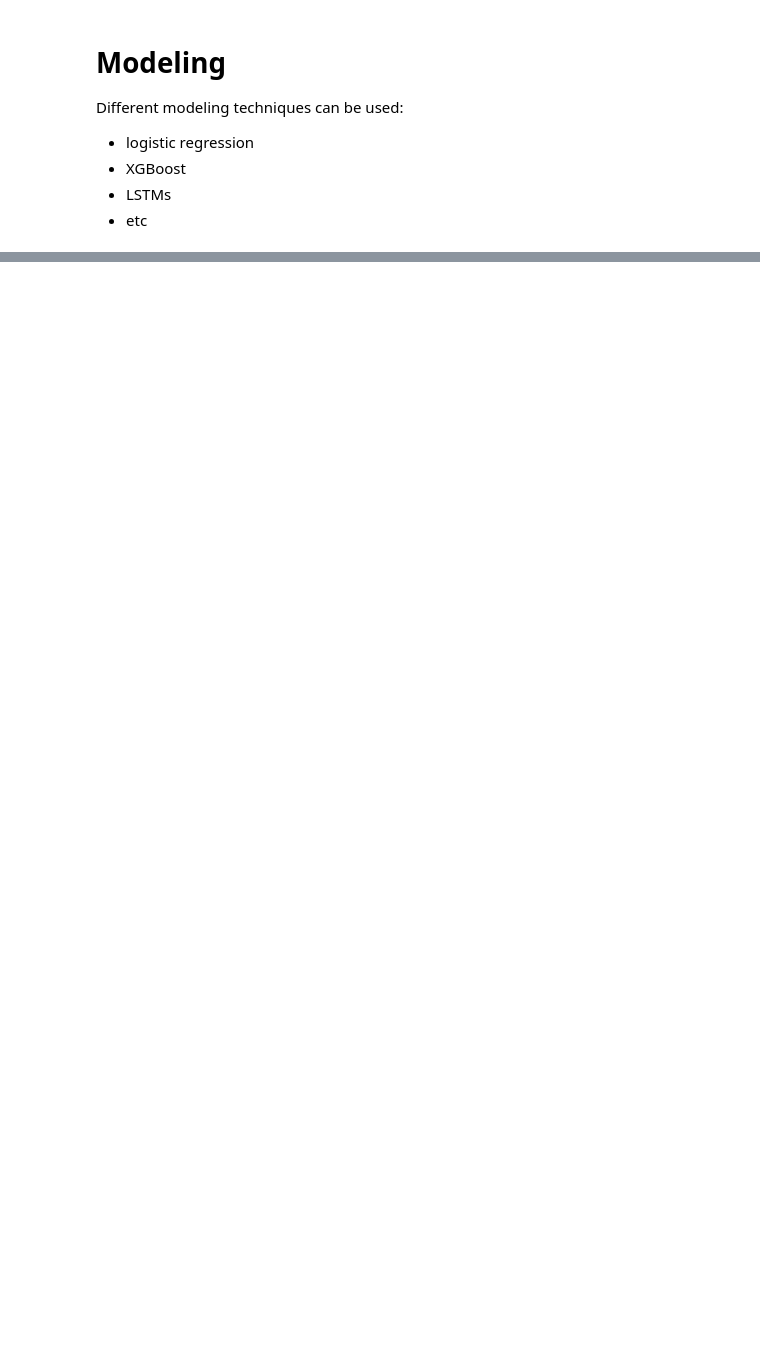
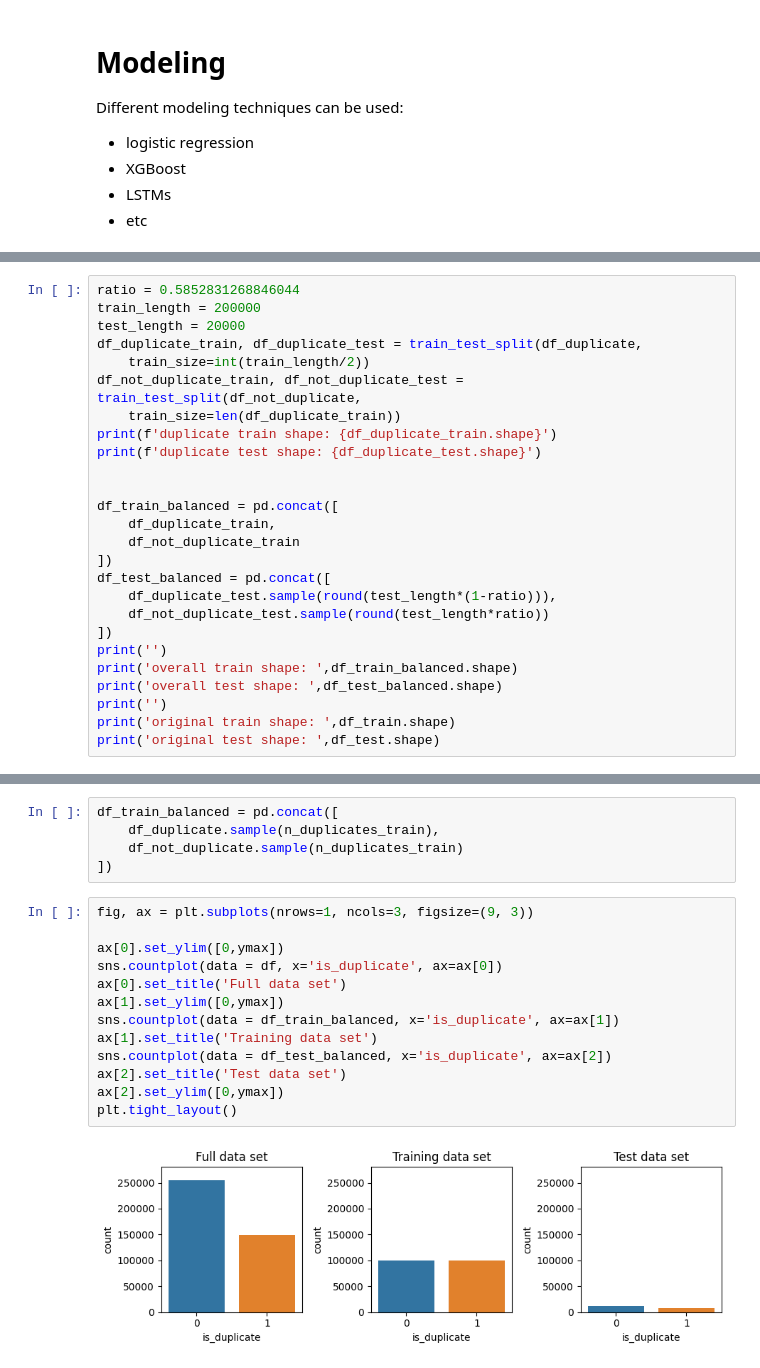
Before and after one commit to silvhua-Lighthouse/mini-project-V, a Jupyter notebook: mini_project_V.ipynb, the cells around one changed output, grey strips where cells are left out. Drawn from its saved outputs; the diff is of its cells as text; blank space fills up the shorter version.

```diff
--- a/mini_project_V.ipynb
+++ b/mini_project_V.ipynb
@@ -433,0 +577,26 @@ Different modeling techniques can be used:
+# %%
+ratio = 0.5852831268846044
+train_length = 200000
+test_length = 20000
+df_duplicate_train, df_duplicate_test = train_test_split(df_duplicate,
+    train_size=int(train_length/2))
+df_not_duplicate_train, df_not_duplicate_test = train_test_split(df_not_duplicate,
+    train_size=len(df_duplicate_train))
+print(f'duplicate train shape: {df_duplicate_train.shape}')
+print(f'duplicate test shape: {df_duplicate_test.shape}')
+
+
+df_train_balanced = pd.concat([
+    df_duplicate_train,
+    df_not_duplicate_train
+])
+df_test_balanced = pd.concat([
+    df_duplicate_test.sample(round(test_length*(1-ratio))),
+    df_not_duplicate_test.sample(round(test_length*ratio))
+])
+print('')
+print('overall train shape: ',df_train_balanced.shape)
+print('overall test shape: ',df_test_balanced.shape)
+print('')
+print('original train shape: ',df_train.shape)
+print('original test shape: ',df_test.shape)
@@ -433,0 +612,20 @@ Different modeling techniques can be used:
+# %%
+df_train_balanced = pd.concat([
+    df_duplicate.sample(n_duplicates_train),
+    df_not_duplicate.sample(n_duplicates_train)
+])
+# %%
+fig, ax = plt.subplots(nrows=1, ncols=3, figsize=(9, 3))
+
+ax[0].set_ylim([0,ymax])
+sns.countplot(data = df, x='is_duplicate', ax=ax[0])
+ax[0].set_title('Full data set')
+ax[1].set_ylim([0,ymax])
+sns.countplot(data = df_train_balanced, x='is_duplicate', ax=ax[1])
+ax[1].set_title('Training data set')
+sns.countplot(data = df_test_balanced, x='is_duplicate', ax=ax[2])
+ax[2].set_title('Test data set')
+ax[2].set_ylim([0,ymax])
+plt.tight_layout()
+# %% [output]
+[figure, added]
```
Also changed, not shown: parts of 27 cells of this notebook, 1 other file.
